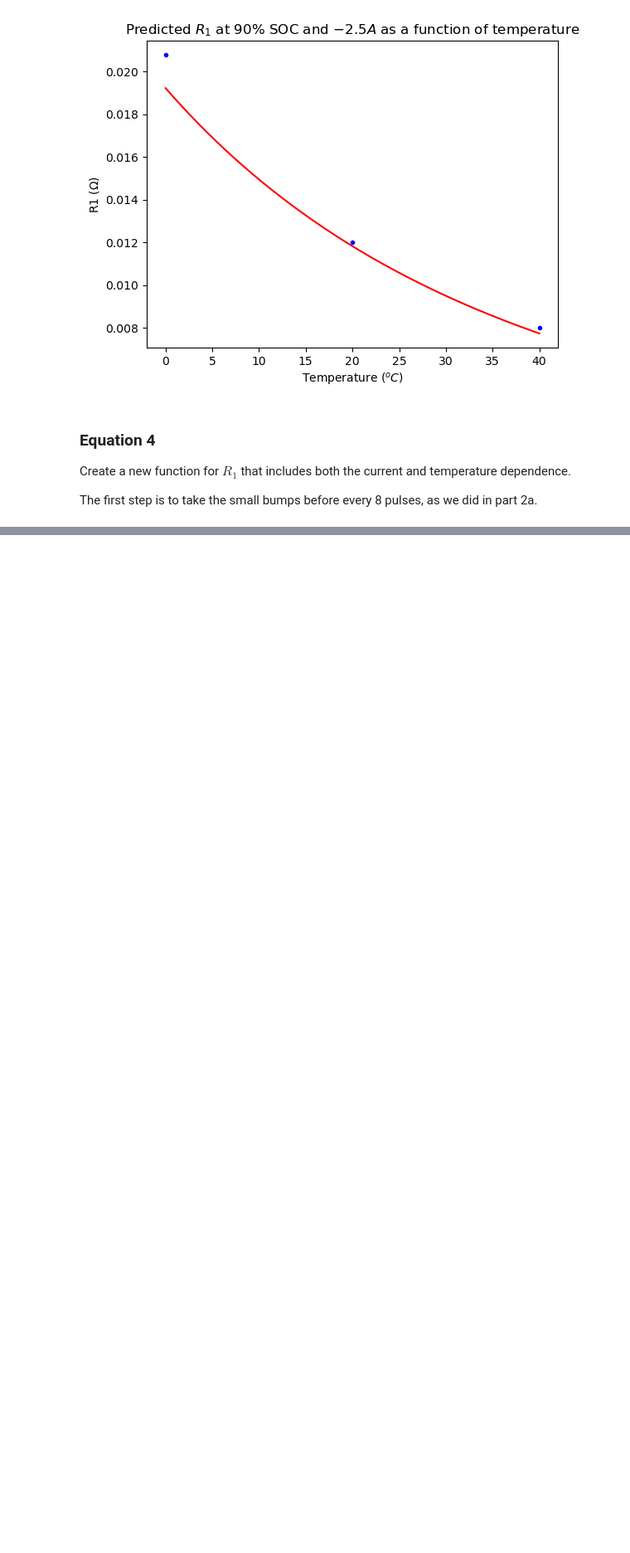
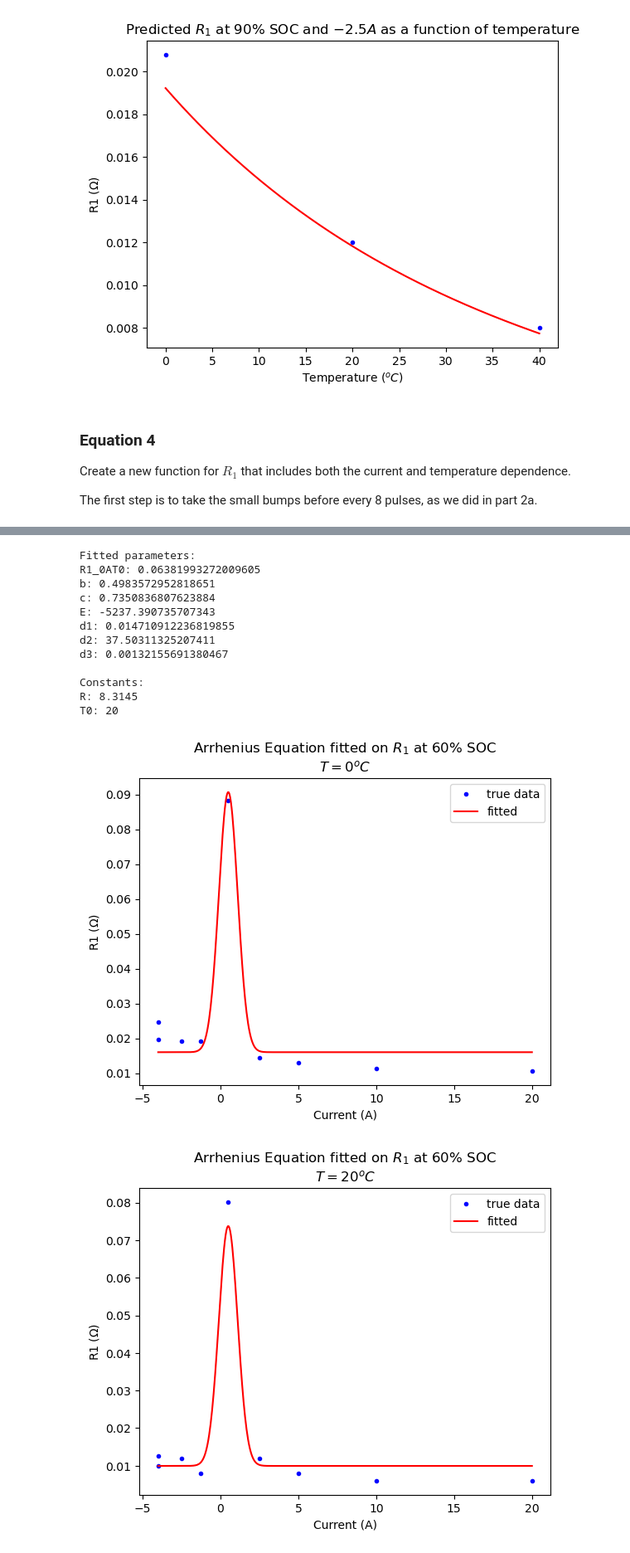
Before and after one commit to sunfanyi/modelling-of-lithium-ion-batteries, a Jupyter notebook: part_2bc.ipynb, the cells around one changed output, grey strips where cells are left out. Shown at 83% size. Cells and saved outputs as stored; diff of their text form; code cells hidden in the pictures; blank space fills up the shorter version.

```diff
--- a/part_2bc.ipynb
+++ b/part_2bc.ipynb
@@ -450,0 +452,65 @@ plt.show()
+# %%
+def Arrhenius(X, R1_0AT0, b, c, E, d1, d2, d3, d4, d5, d6):
+    I_fit, T_fit = X
+    T_fitK = T_fit + 273.15
+    T0 = 20 + 273.15
+#     R1 = R1_0AT0 * np.exp(-(I_fit - b)**2 / c) * \
+#             np.exp(- E/8.3145 * (1/T_fitK - 1/T0)) + \
+#             d1 * np.exp(-(T_fit)/d2) +  (d3 * np.exp(-(T_fit**1.15)/d4)) * np.exp(-(I_fit)/d5)
+
+    R1 = R1_0AT0 * np.exp(-(I_fit - b)**2 / c) * \
+            np.exp(- E/8.3145 * (1/T_fitK - 1/T0)) + \
+            d1 * np.exp(-(T_fit)/d2) + d3
+    return R1
+
+
+p0 = [0.074, 0.6, 1.1, -16000, 1, 1, 1, 1, 1, 1]
+X = (I_fit.flatten(), T_fit.flatten())
+y_true = R1_true.flatten()
+my_func = Arrhenius
+popts, _ = curve_fit(my_func, X, y_true, p0)
+
+
+print('Fitted parameters:')
+print('R1_0AT0:', popts[0])
+print('b:', popts[1])
+print('c:', popts[2])
+print('E:', popts[3])
+print('d1:', popts[4])
+print('d2:', popts[5])
+print('d3:', popts[6])
+print('\nConstants:')
+print('R:', 8.3145)
+print('T0:', T0)
+
+# at different temperature:
+T_plots = [0, 20, 40]
+for i in range(3):
+    T_plot = T_plots[i]
+    x_fit = I_fit[i]
+    y_true = R1_true[i]
+    x_plot = np.linspace(np.min(x_fit), np.max(x_fit), 500)
+    y_pred = my_func((x_plot, T_plot), *popts)
+
+    plt.plot(x_fit, y_true, 'b.', label='true data')
+    plt.plot(x_plot, y_pred, 'r-', label='fitted')
+    plt.legend()
+    plt.xlabel('Current (A)')
+    plt.ylabel('R1 ($\Omega$)')
+    plt.title('Arrhenius Equation fitted on $R_1$ at $60\%$ SOC\n$T={}^oC$'.format(T_plot))
+    plt.show()
+# %% [output]
+Fitted parameters:
+R1_0AT0: 0.06381993272009605
+b: 0.4983572952818651
+c: 0.7350836807623884
+E: -5237.390735707343
+d1: 0.014710912236819855
+d2: 37.50311325207411
+d3: 0.00132155691380467
+
+Constants:
+R: 8.3145
+T0: 20
+[figure, added]
+[figure, added]
```
Also changed, not shown: parts of 9 cells of this notebook, 3 other files.
